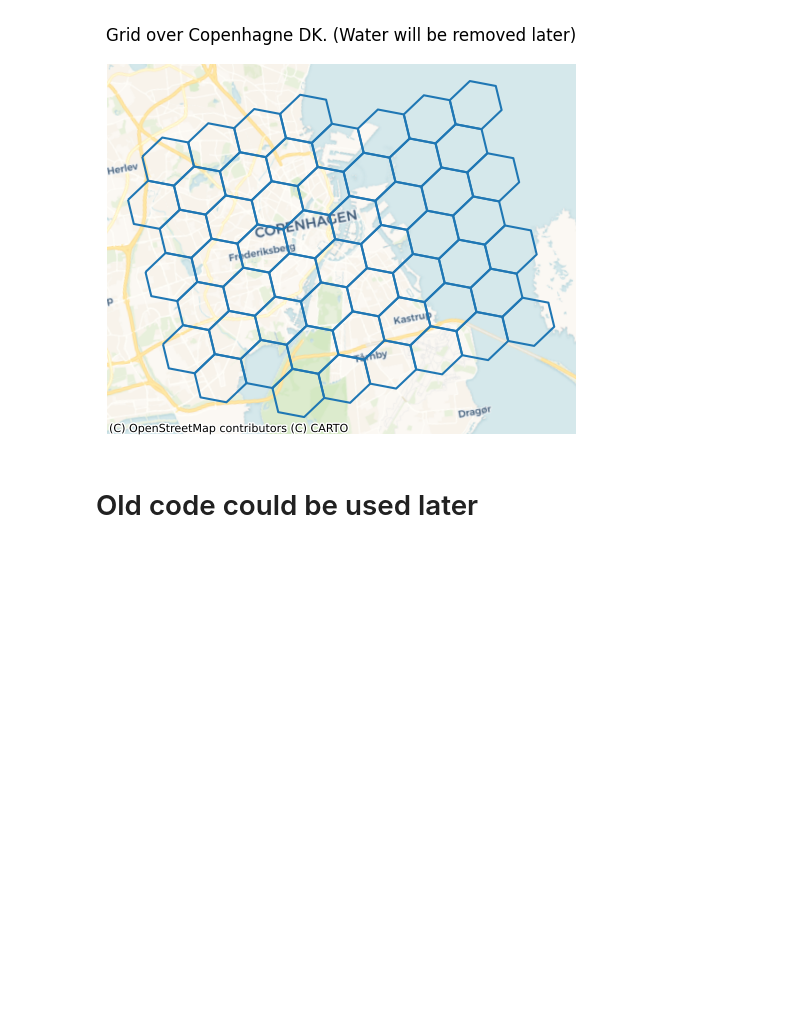
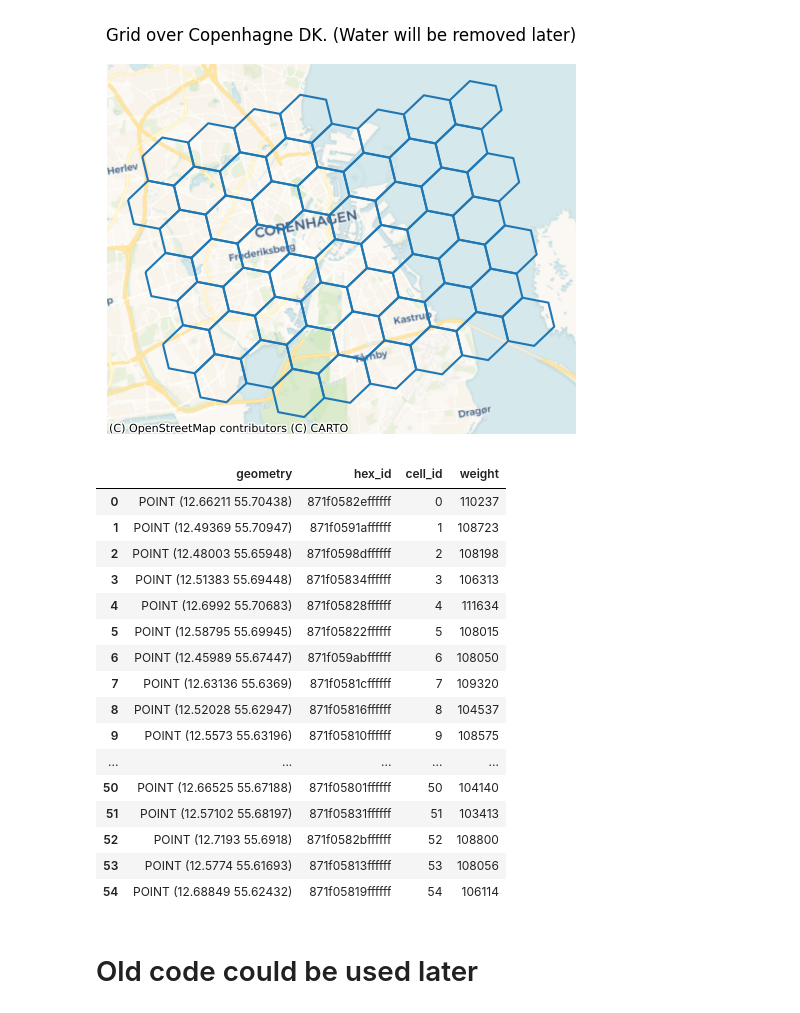
Before and after one commit to jevgbur/Genetic-algorithms-metro-optimization, a Jupyter notebook: basic_genetic/GA_Hexagon_V1.ipynb, the cells around one changed output. Saved outputs shown, nothing was run; the diff lists cells and outputs as text; code cells hidden in the pictures; blank space fills up the shorter version.

Commit message:
feat: update the script to include weighted nodes and edges

```diff
--- a/basic_genetic/GA_Hexagon_V1.ipynb
+++ b/basic_genetic/GA_Hexagon_V1.ipynb
@@ -120,3 +175,32 @@ Text(0.5, 1.0, 'Grid over Copenhagne DK. (Water will be removed later)')
+# %%
+hex_gdf = grid.to_crs(4326).copy()
+#hex_gdf["hex_id"] = hex_gdf.index.astype(str)
+
+hex_gdf["geometry"] = hex_gdf.representative_point()
+points = gpd.GeoDataFrame(hex_gdf, geometry="geometry", crs=hex_gdf.crs)
+
+pair_list = generate_trip_weight(points, 1500, 2500)
+pointes_weighted = create_weights(points, pair_list)
+
+pointes_weighted
+# %% [output]
+|  | geometry | hex_id | cell_id | weight |
+| 0 | POINT (12.66211 55.70438) | 871f0582effffff | 0 | 110237 |
+| 1 | POINT (12.49369 55.70947) | 871f0591affffff | 1 | 108723 |
+| 2 | POINT (12.48003 55.65948) | 871f0598dffffff | 2 | 108198 |
+| 3 | POINT (12.51383 55.69448) | 871f05834ffffff | 3 | 106313 |
+| 4 | POINT (12.6992 55.70683) | 871f05828ffffff | 4 | 111634 |
+| 5 | POINT (12.58795 55.69945) | 871f05822ffffff | 5 | 108015 |
+| 6 | POINT (12.45989 55.67447) | 871f059abffffff | 6 | 108050 |
+| 7 | POINT (12.63136 55.6369) | 871f0581cffffff | 7 | 109320 |
+| 8 | POINT (12.52028 55.62947) | 871f05816ffffff | 8 | 104537 |
+| 9 | POINT (12.5573 55.63196) | 871f05810ffffff | 9 | 108575 |
+| ... | ... | ... | ... | ... |
+| 50 | POINT (12.66525 55.67188) | 871f05801ffffff | 50 | 104140 |
+| 51 | POINT (12.57102 55.68197) | 871f05831ffffff | 51 | 103413 |
+| 52 | POINT (12.7193 55.6918) | 871f0582bffffff | 52 | 108800 |
+| 53 | POINT (12.5774 55.61693) | 871f05813ffffff | 53 | 108056 |
+| 54 | POINT (12.68849 55.62432) | 871f05819ffffff | 54 | 106114 |
 # %% [markdown]
 # Old code could be used later
 # %%
```
Also changed, not shown: parts of 4 cells of this notebook.
